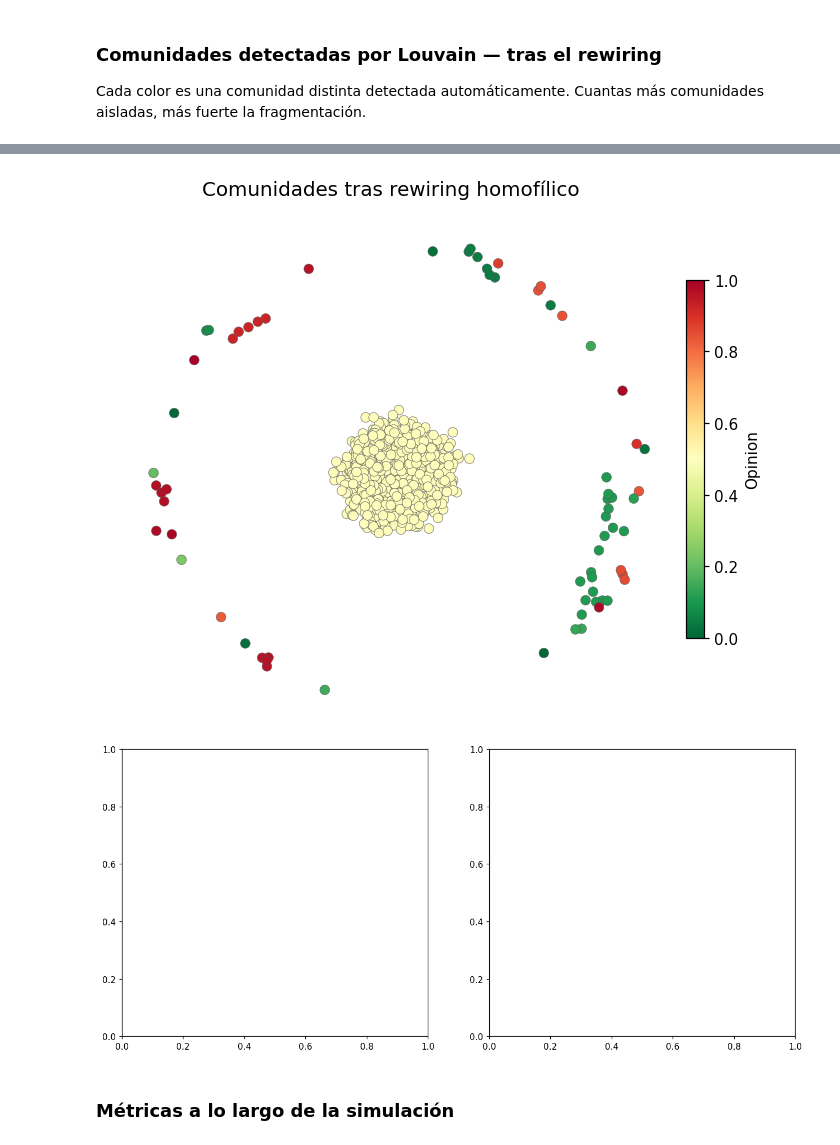
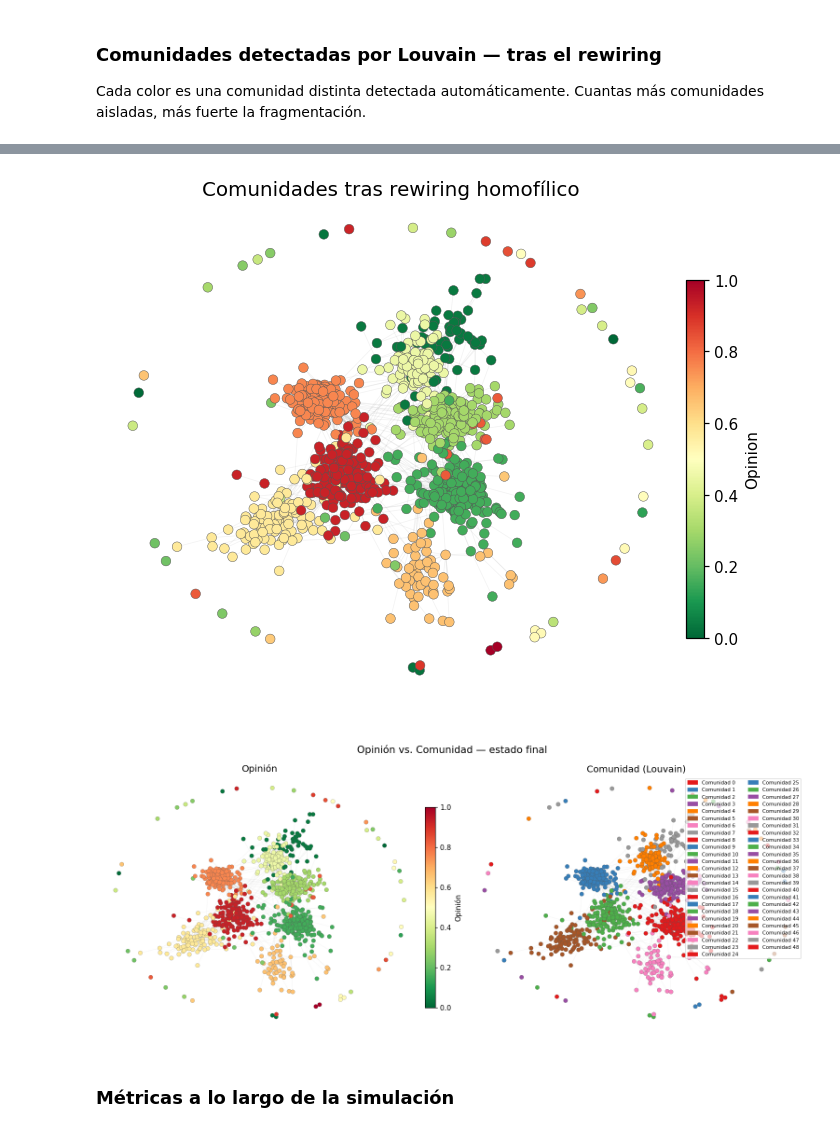
Before and after one commit to ItsTowi/CN_A4_FinalProject, a Jupyter notebook: 01_basic_experiment.ipynb, the cells around one changed output, grey strips where cells are left out. Drawn from its saved outputs; the diff is of its cells as text; code cells hidden in the pictures.

```diff
--- a/01_basic_experiment.ipynb
+++ b/01_basic_experiment.ipynb
@@ -191,9 +191,9 @@ Parámetros del rewiring:
 # %%
 result = run_simulation(
     G,
-    epsilon             = 0.25,
+    epsilon             = 0.05,
     rewire              = True,
-    p_rewire            = 0.08,    # <-- prueba 0.02, 0.05, 0.15
+    p_rewire            = 0.05,    # <-- prueba 0.02, 0.05, 0.15
     rewire_steps        = 60,      # <-- prueba 20, 60, 120
     hk_steps_per_rewire = 5,
     seed                = 42,
@@ -251,11 +251,21 @@ op_final_arr = result["snapshots"][-1][1]
 
 from visualization import _get_layout, _opinion_colors, _community_colors
 import matplotlib.cm as cm, matplotlib.colors as mcolors, matplotlib.patches as mpatches
-from community import best_partition as _bp
 
-# Calcular comunidades explícitamente y asignarlas al grafo
-partition = _bp(G_final)
+from networkx.algorithms.community import greedy_modularity_communities as _nx_comm
+from networkx.algorithms.community import modularity as _nx_mod
+
+G_final = result["G"]
+op_final_arr = result["snapshots"][-1][1]
+
+# Calcular comunidades con NetworkX
+communities = list(_nx_comm(G_final))
+partition = {}
+for cid, comm in enumerate(communities):
+    for node in comm:
+        partition[node] = cid
 nx.set_node_attributes(G_final, partition, "community")
+
 
 pos_final = _get_layout(G_final, None, "spring")
 
@@ -290,5 +299,5 @@ ImportError: cannot import name 'best_partition' from 'community' (/Users/toni/D
-[figure, old version]
+[figure, new version]
-[figure, old version]
+[figure, new version]
 # %% [markdown]
 ### Métricas a lo largo de la simulación
 # %%
```
Also changed, not shown: parts of 6 cells of this notebook, 1 other file.
